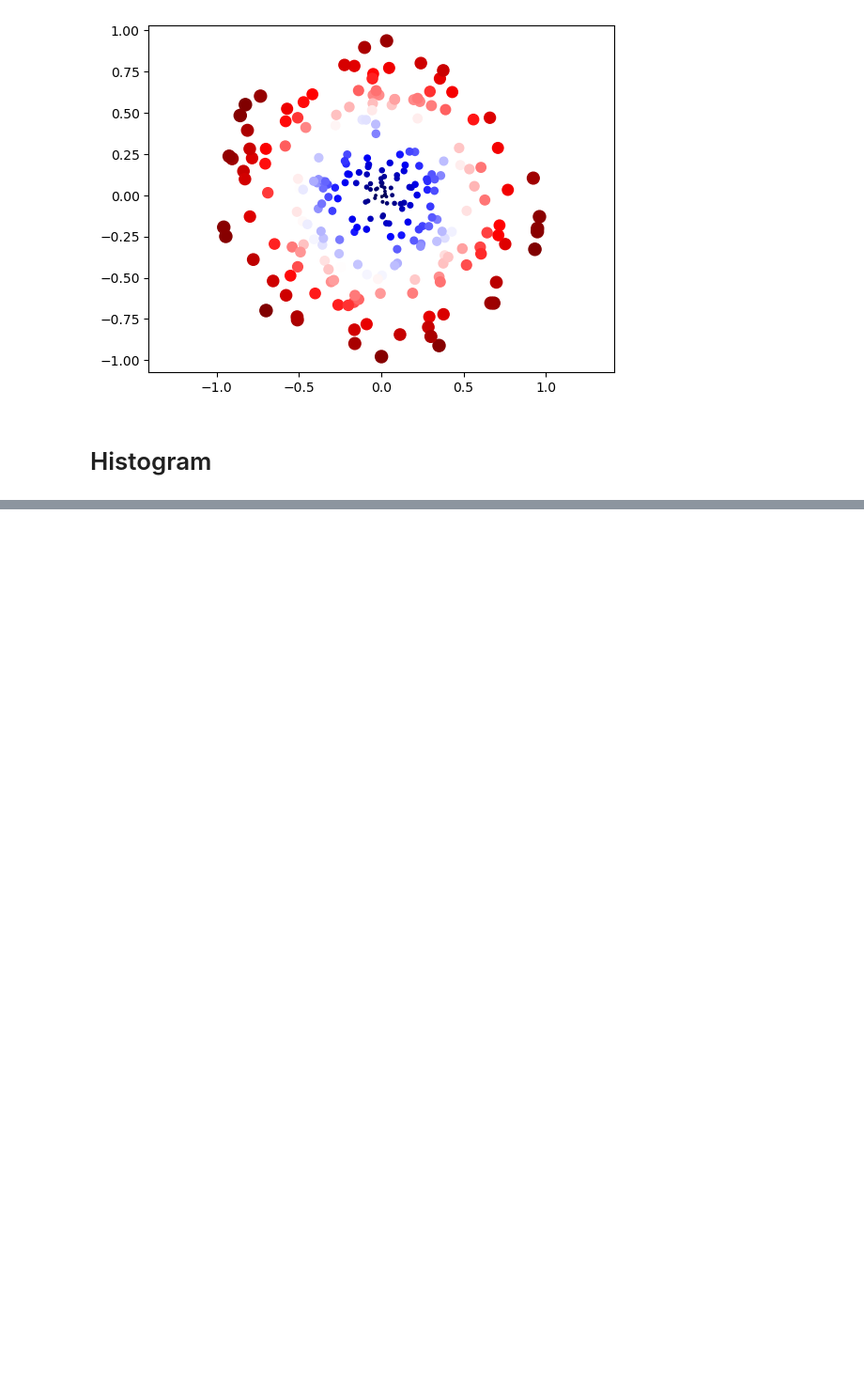
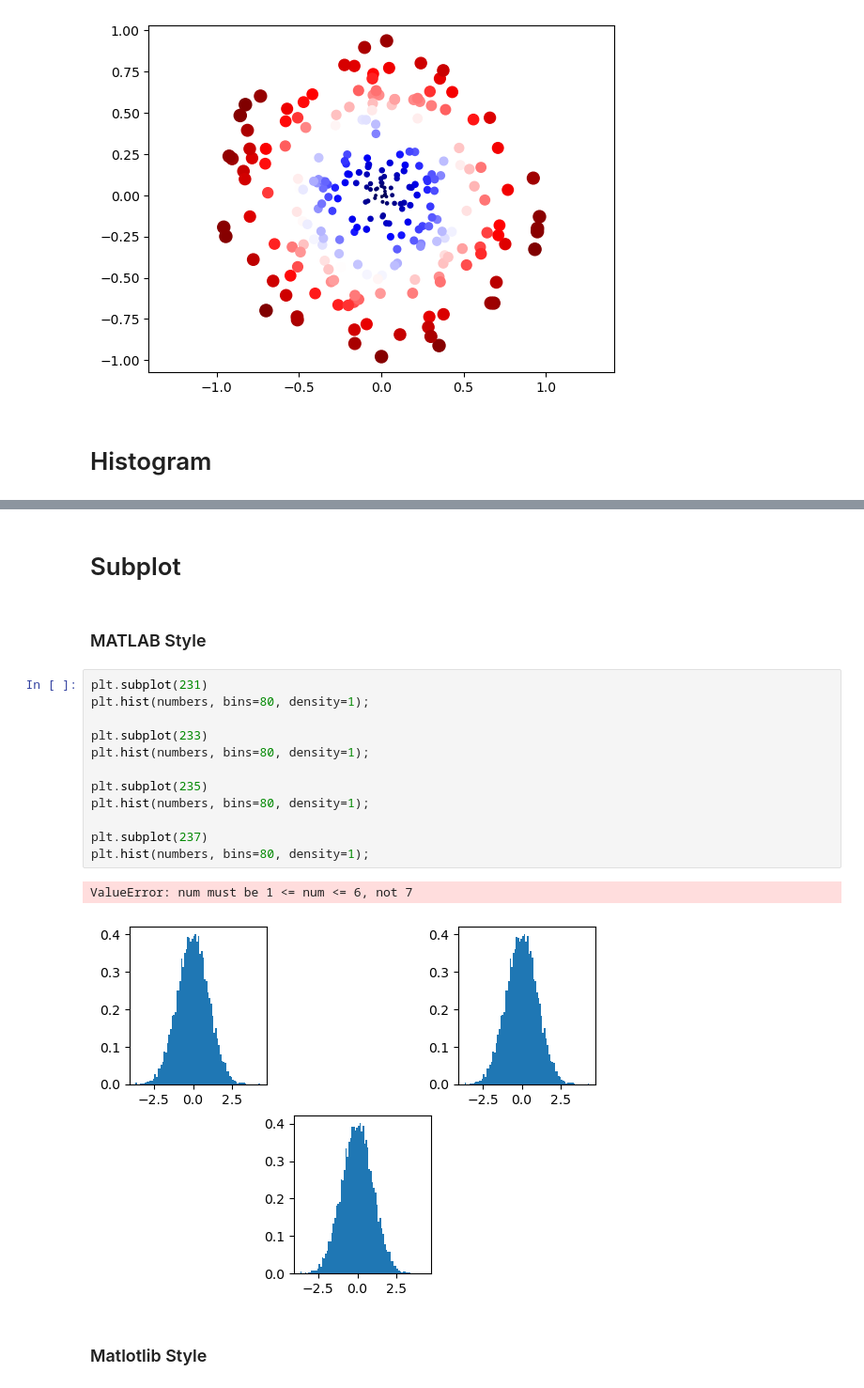
Before and after one commit to MuhammadJundullah/JCOPCourseDataScience, a Jupyter notebook: 03 - Matplotlib Intro/Part - 1 Matplotlib.ipynb, the cells around one changed output, grey strips where cells are left out. Shown at 94% size. Drawn from its saved outputs; the diff is of its cells as text; blank space fills up the shorter version.

Commit message:
Start eps 15 Membuat Subplot dengan Matlotlib

```diff
--- a/03 - Matplotlib Intro/Part - 1 Matplotlib.ipynb
+++ b/03 - Matplotlib Intro/Part - 1 Matplotlib.ipynb
@@ -92,0 +93,21 @@ plt.hist(numbers, bins=80, density=1, cumulative=True);
+# %% [markdown]
+# Subplot
+# %% [markdown]
+### MATLAB Style
+# %%
+plt.subplot(231)
+plt.hist(numbers, bins=80, density=1);
+
+plt.subplot(233)
+plt.hist(numbers, bins=80, density=1);
+
+plt.subplot(235)
+plt.hist(numbers, bins=80, density=1);
+
+plt.subplot(237)
+plt.hist(numbers, bins=80, density=1);
+# %% [output]
+ValueError: num must be 1 <= num <= 6, not 7
+[figure, added]
+# %% [markdown]
+### Matlotlib Style
```
Also changed, not shown: parts of 2 cells of this notebook.
